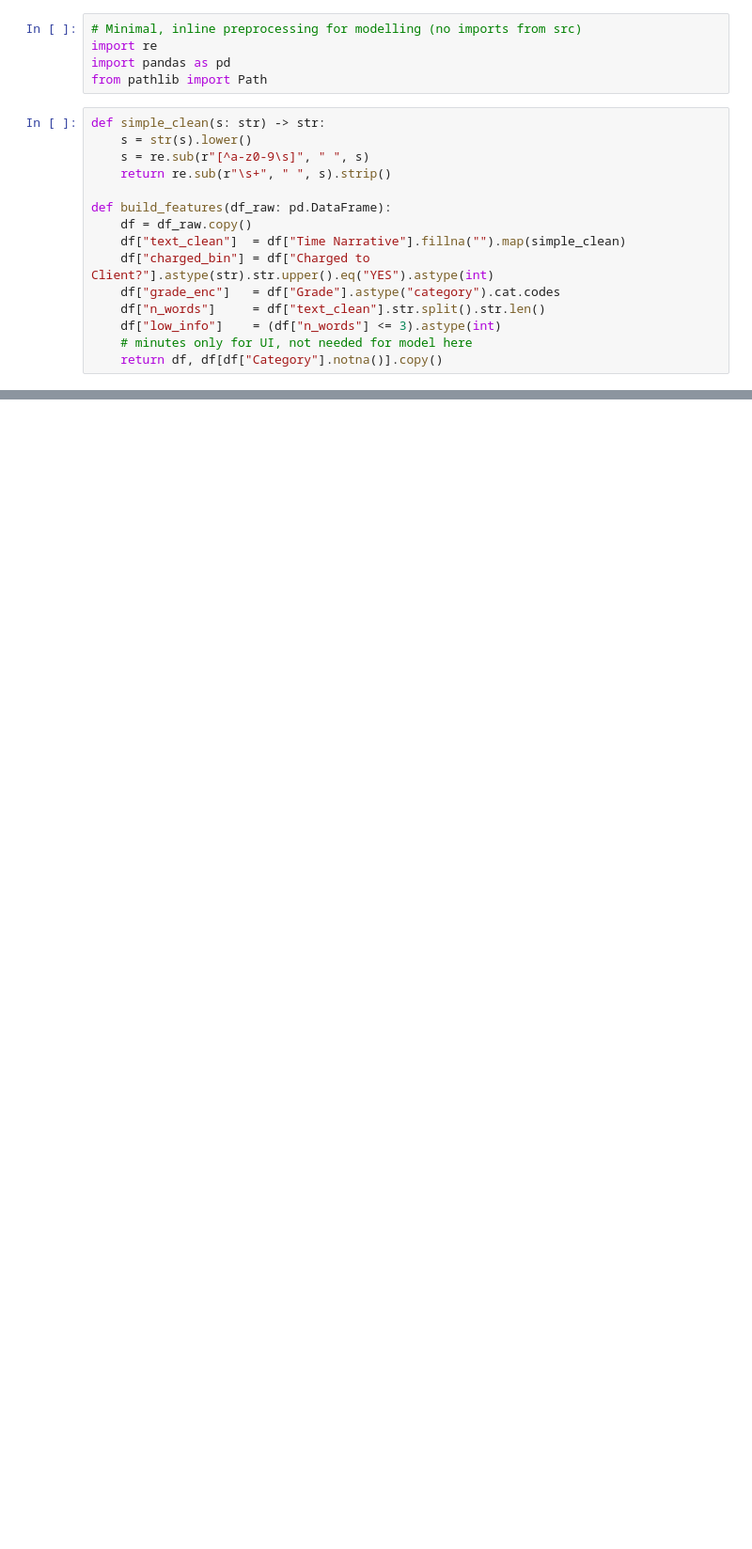
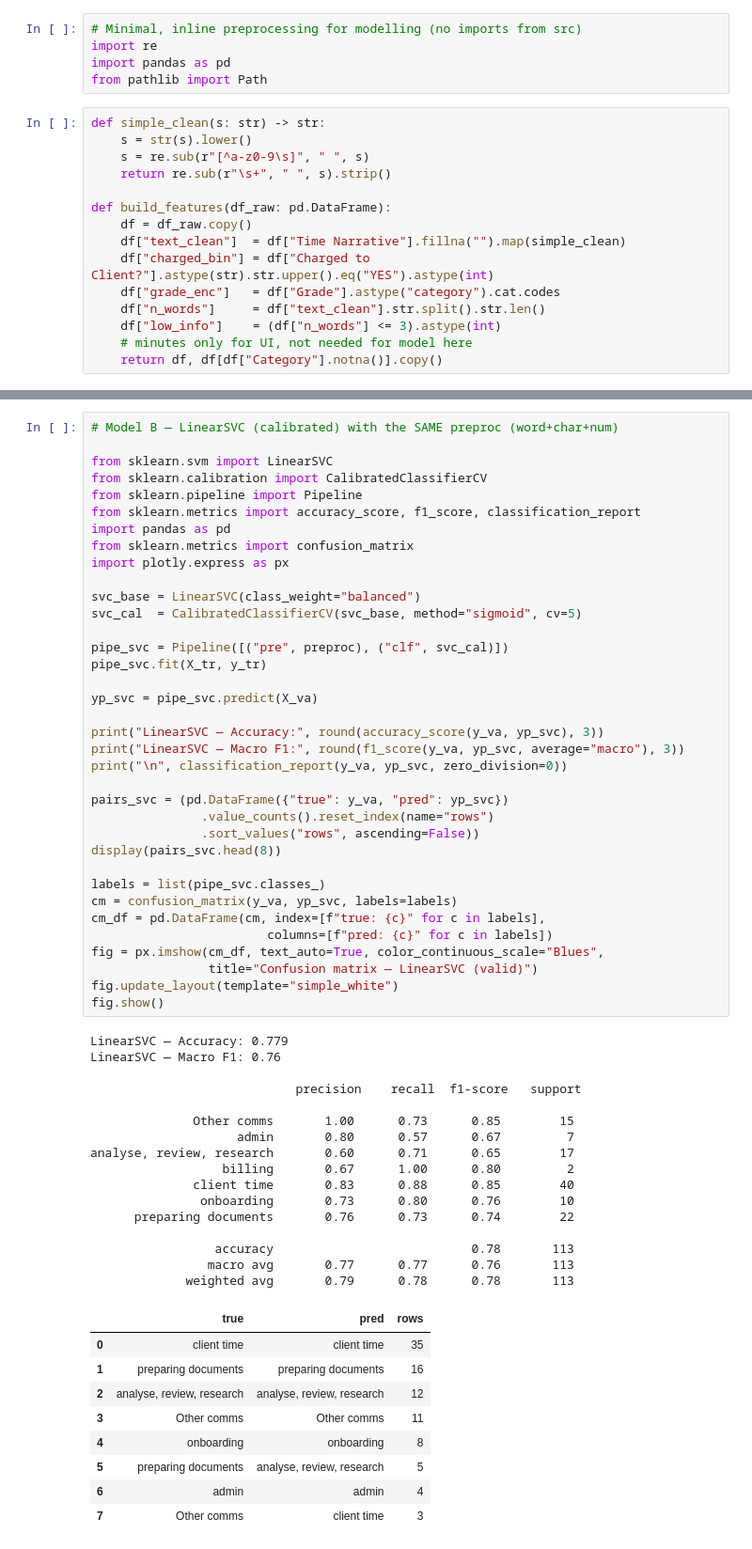
Before and after one commit to MuhammadToqeer/legal-time-categorisation-poc, a Jupyter notebook: notebooks/03_modeling_ab_testing.ipynb, the cells around one changed output, grey strips where cells are left out. Shown at 94% size. Drawn from its saved outputs; the diff is of its cells as text; blank space fills up the shorter version.

```diff
--- a/notebooks/03_modeling_ab_testing.ipynb
+++ b/notebooks/03_modeling_ab_testing.ipynb
@@ -79,0 +434,62 @@ print(classification_report(y_va, yp, zero_division=0))
+# %%
+# Model B — LinearSVC (calibrated) with the SAME preproc (word+char+num)
+
+from sklearn.svm import LinearSVC
+from sklearn.calibration import CalibratedClassifierCV
+from sklearn.pipeline import Pipeline
+from sklearn.metrics import accuracy_score, f1_score, classification_report
+import pandas as pd
+from sklearn.metrics import confusion_matrix
+import plotly.express as px
+
+svc_base = LinearSVC(class_weight="balanced")
+svc_cal  = CalibratedClassifierCV(svc_base, method="sigmoid", cv=5)
+
+pipe_svc = Pipeline([("pre", preproc), ("clf", svc_cal)])
+pipe_svc.fit(X_tr, y_tr)
+
+yp_svc = pipe_svc.predict(X_va)
+
+print("LinearSVC — Accuracy:", round(accuracy_score(y_va, yp_svc), 3))
+print("LinearSVC — Macro F1:", round(f1_score(y_va, yp_svc, average="macro"), 3))
+print("\n", classification_report(y_va, yp_svc, zero_division=0))
+
+pairs_svc = (pd.DataFrame({"true": y_va, "pred": yp_svc})
+               .value_counts().reset_index(name="rows")
+               .sort_values("rows", ascending=False))
+display(pairs_svc.head(8))
+
+labels = list(pipe_svc.classes_)
+cm = confusion_matrix(y_va, yp_svc, labels=labels)
+cm_df = pd.DataFrame(cm, index=[f"true: {c}" for c in labels],
+                        columns=[f"pred: {c}" for c in labels])
+fig = px.imshow(cm_df, text_auto=True, color_continuous_scale="Blues",
+                title="Confusion matrix — LinearSVC (valid)")
+fig.update_layout(template="simple_white")
+fig.show()
+# %% [output]
+LinearSVC — Accuracy: 0.779
+LinearSVC — Macro F1: 0.76
+
+                            precision    recall  f1-score   support
+
+              Other comms       1.00      0.73      0.85        15
+                    admin       0.80      0.57      0.67         7
+analyse, review, research       0.60      0.71      0.65        17
+                  billing       0.67      1.00      0.80         2
+              client time       0.83      0.88      0.85        40
+               onboarding       0.73      0.80      0.76        10
+      preparing documents       0.76      0.73      0.74        22
+
+                 accuracy                           0.78       113
+                macro avg       0.77      0.77      0.76       113
+             weighted avg       0.79      0.78      0.78       113
+|  | true | pred | rows |
+| 0 | client time | client time | 35 |
+| 1 | preparing documents | preparing documents | 16 |
+| 2 | analyse, review, research | analyse, review, research | 12 |
+| 3 | Other comms | Other comms | 11 |
+| 4 | onboarding | onboarding | 8 |
+| 5 | preparing documents | analyse, review, research | 5 |
+| 6 | admin | admin | 4 |
+| 7 | Other comms | client time | 3 |
```
Also changed, not shown: parts of 41 cells of this notebook, 3 other files.
